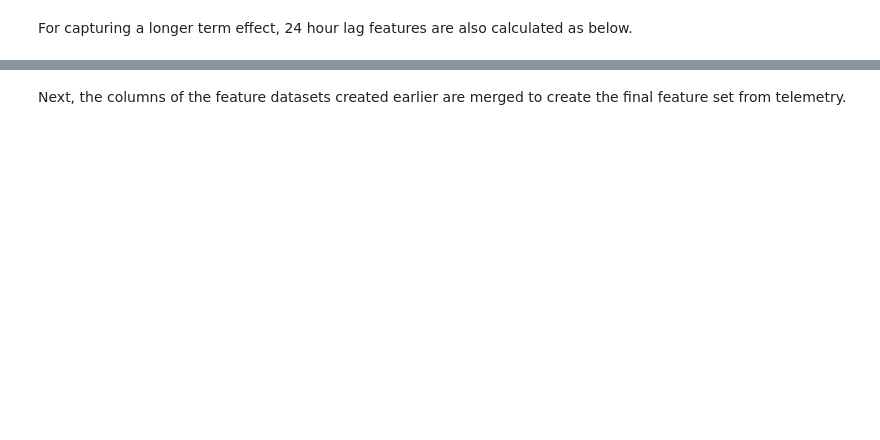
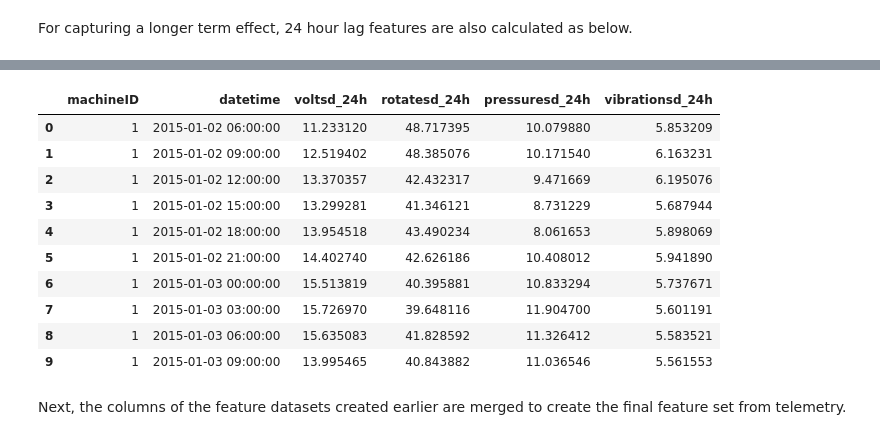
Before and after one commit to forallx94/Predictive_Maintenance_using_Machine-Learning_Microsoft_Casestudy, a Jupyter notebook: Predictive Maintenance using Machine Learning.ipynb, the cells around one changed output, grey strips where cells are left out. Saved outputs shown, nothing was run; the diff lists cells and outputs as text; code cells hidden in the pictures; blank space fills up the shorter version.

```diff
--- a/Predictive Maintenance using Machine Learning.ipynb
+++ b/Predictive Maintenance using Machine Learning.ipynb
@@ -305,3 +298,17 @@ the new syntax is .resample(...).first()
+# %%
+telemetry_sd_24h.head(10)
+# %% [output]
+|  | machineID | datetime | voltsd_24h | rotatesd_24h | pressuresd_24h | vibrationsd_24h |
+| 0 | 1 | 2015-01-02 06:00:00 | 11.233120 | 48.717395 | 10.079880 | 5.853209 |
+| 1 | 1 | 2015-01-02 09:00:00 | 12.519402 | 48.385076 | 10.171540 | 6.163231 |
+| 2 | 1 | 2015-01-02 12:00:00 | 13.370357 | 42.432317 | 9.471669 | 6.195076 |
+| 3 | 1 | 2015-01-02 15:00:00 | 13.299281 | 41.346121 | 8.731229 | 5.687944 |
+| 4 | 1 | 2015-01-02 18:00:00 | 13.954518 | 43.490234 | 8.061653 | 5.898069 |
+| 5 | 1 | 2015-01-02 21:00:00 | 14.402740 | 42.626186 | 10.408012 | 5.941890 |
+| 6 | 1 | 2015-01-03 00:00:00 | 15.513819 | 40.395881 | 10.833294 | 5.737671 |
+| 7 | 1 | 2015-01-03 03:00:00 | 15.726970 | 39.648116 | 11.904700 | 5.601191 |
+| 8 | 1 | 2015-01-03 06:00:00 | 15.635083 | 41.828592 | 11.326412 | 5.583521 |
+| 9 | 1 | 2015-01-03 09:00:00 | 13.995465 | 40.843882 | 11.036546 | 5.561553 |
 # %% [markdown]
 Next, the columns of the feature datasets created earlier are merged to create the final feature set from telemetry.
 # %%
```
Also changed, not shown: parts of 24 cells of this notebook.
